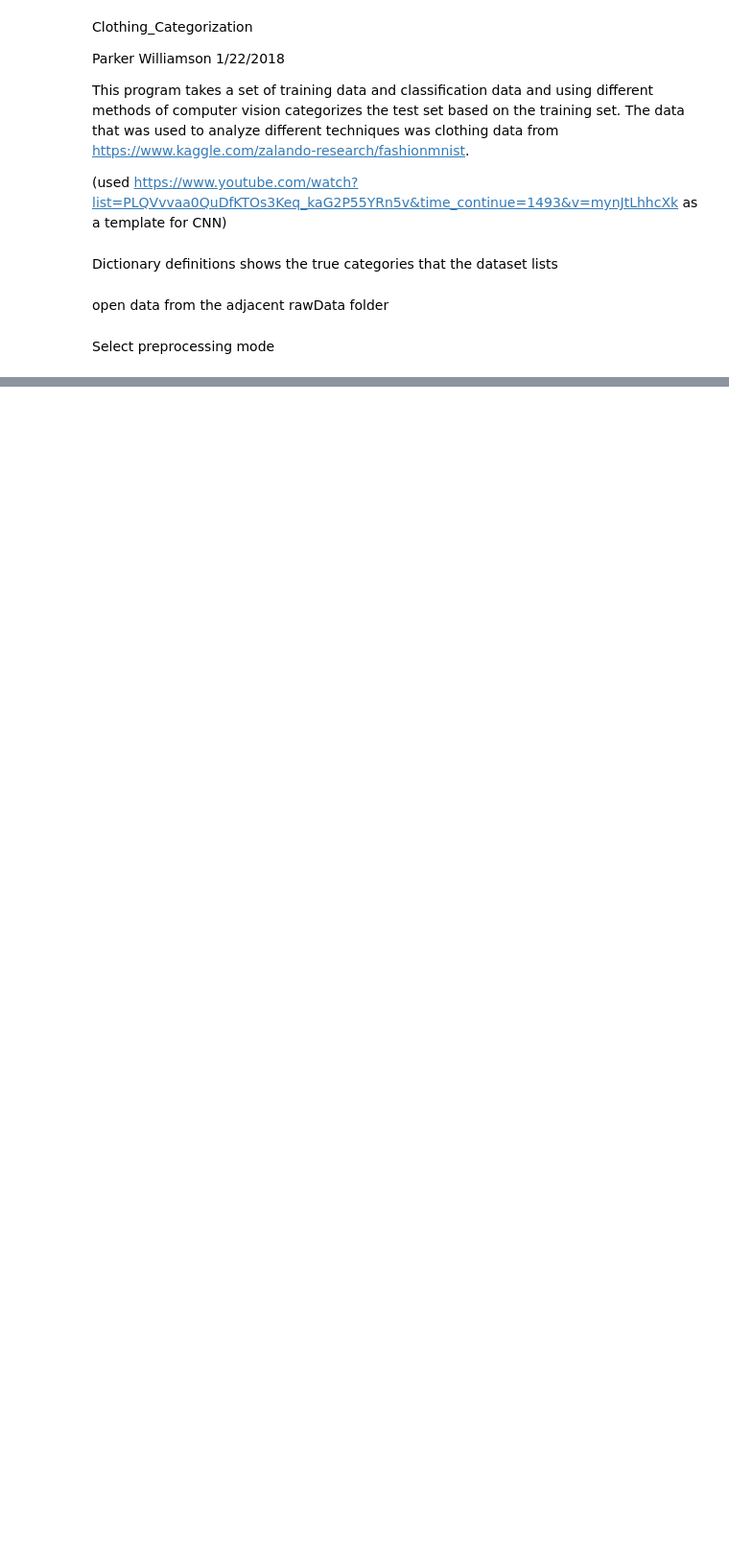
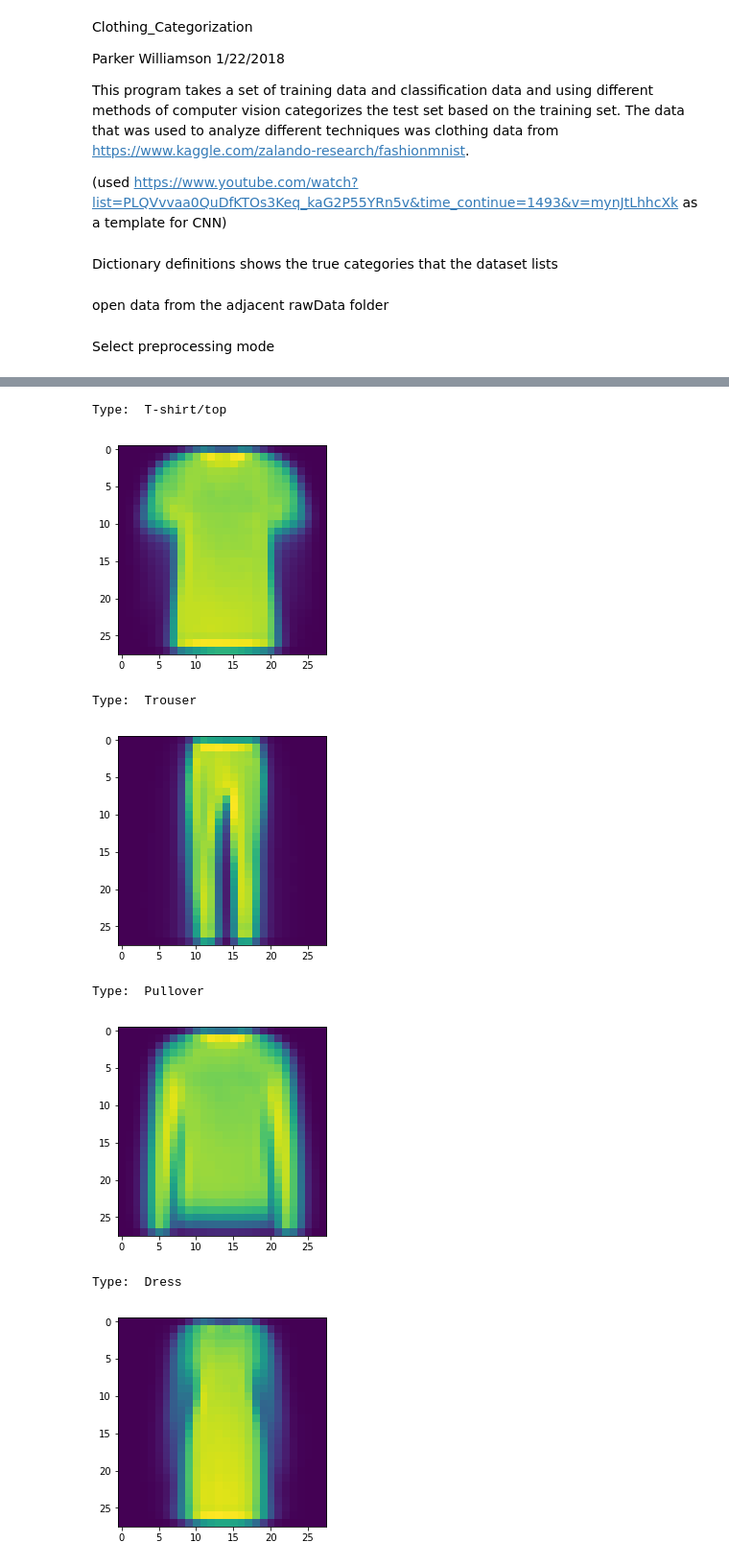
Before and after one commit to ParkerWilliamson/clothingCategorization, a Jupyter notebook: Clothing_Categorization_exploration.ipynb, the cells around one changed output, grey strips where cells are left out. Shown at 96% size. Cells and saved outputs as stored; diff of their text form; code cells hidden in the pictures; blank space fills up the shorter version.

```diff
--- a/Clothing_Categorization_exploration.ipynb
+++ b/Clothing_Categorization_exploration.ipynb
@@ -198,0 +411,16 @@ Epoch 5/12
+# %%
+netImage = np.zeros((10,784))
+for category in range(10):
+    netImage[category,:] = np.sum(rawData[classification.ravel()==category],axis=0).ravel()
+    print('Type: ',definitions[category])
+    plt.imshow(netImage[category][0:784].reshape((28,28)))
+    plt.show()
+# %% [output]
+Type:  T-shirt/top
+[figure, added]
+Type:  Trouser
+[figure, added]
+Type:  Pullover
+[figure, added]
+Type:  Dress
+[figure, added]
```
Also changed, not shown: parts of 85 cells of this notebook, 4 other files.
